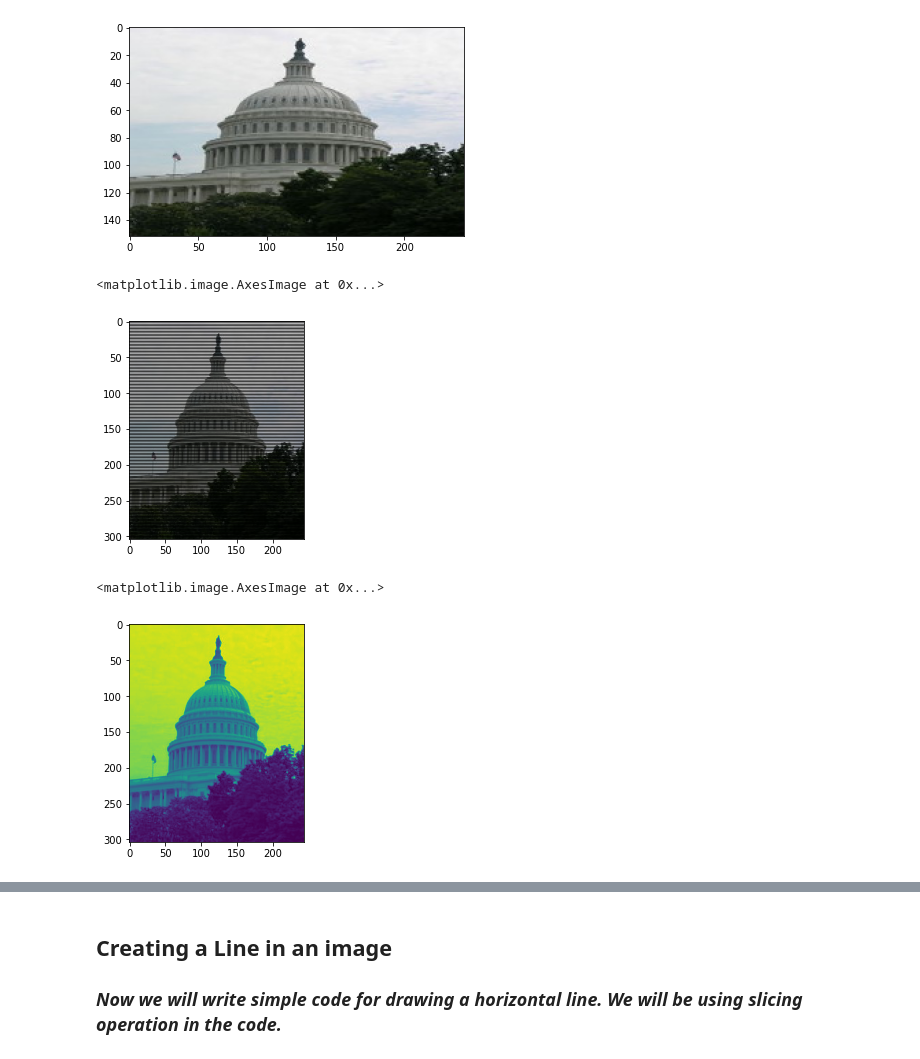
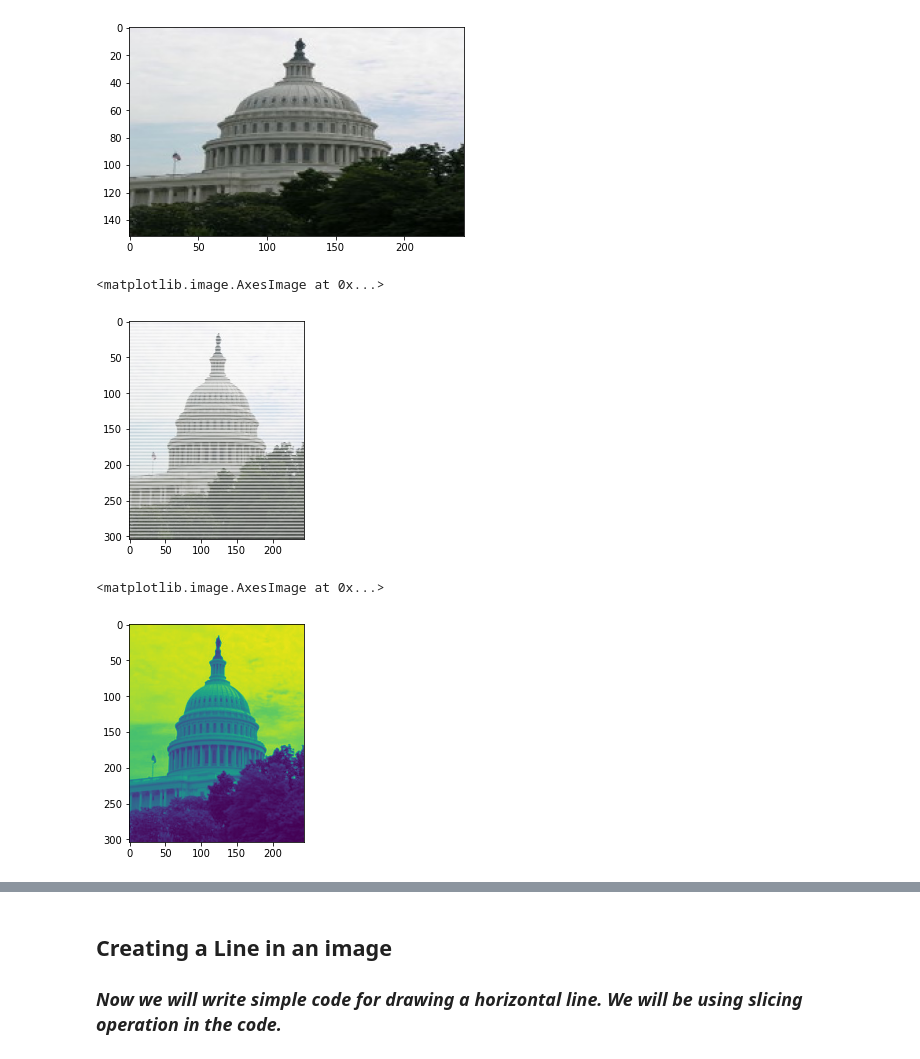
Before and after one commit to SRA-VJTI/Pixels_Seminar, a Jupyter notebook: cv-basics/2_playing_with_matrices.ipynb, the cells around one changed output, grey strips where cells are left out. Saved outputs shown, nothing was run; the diff lists cells and outputs as text; code cells hidden in the pictures.

```diff
--- a/cv-basics/2_playing_with_matrices.ipynb
+++ b/cv-basics/2_playing_with_matrices.ipynb
@@ -67,7 +68,7 @@ Printing a step matrix :
  [[ 1  3  5]
  [15 17 19]]
 # %%
-image=plt.imread('blur.jpeg')
+image=plt.imread('/content/blur.jpeg')
 print("Image shape: ",image.shape)
 print("Image Dimension: ",image.ndim)
 print("Image datatype: ",image.dtype)
@@ -99,17 +100,17 @@ print(image2.shape)
 [figure]
 # %%
 image3=np.copy(image) ## Making alternate rows' pixel to black out
-image3[::2,:,:]=0
+image3[::2,:,:]=255
 plt.imshow(image3)
 # %% [output]
 <matplotlib.image.AxesImage at 0x...>
-[figure, old version]
+[figure, new version]
 # %%
-image4=image0[:,:,2] ## accessing channel B since RGB representation
+image4=image0[:,:,0] ## accessing channel B since BGR representation
 plt.imshow(image4)
 # %% [output]
 <matplotlib.image.AxesImage at 0x...>
-[figure, old version]
+[figure, new version]
 # %% [markdown]
 # **Creating Shapes in Images**
 We can make many simple shapes using just manual matrix manipulation. Some examples are :
```
Also changed, not shown: parts of 9 cells of this notebook.
